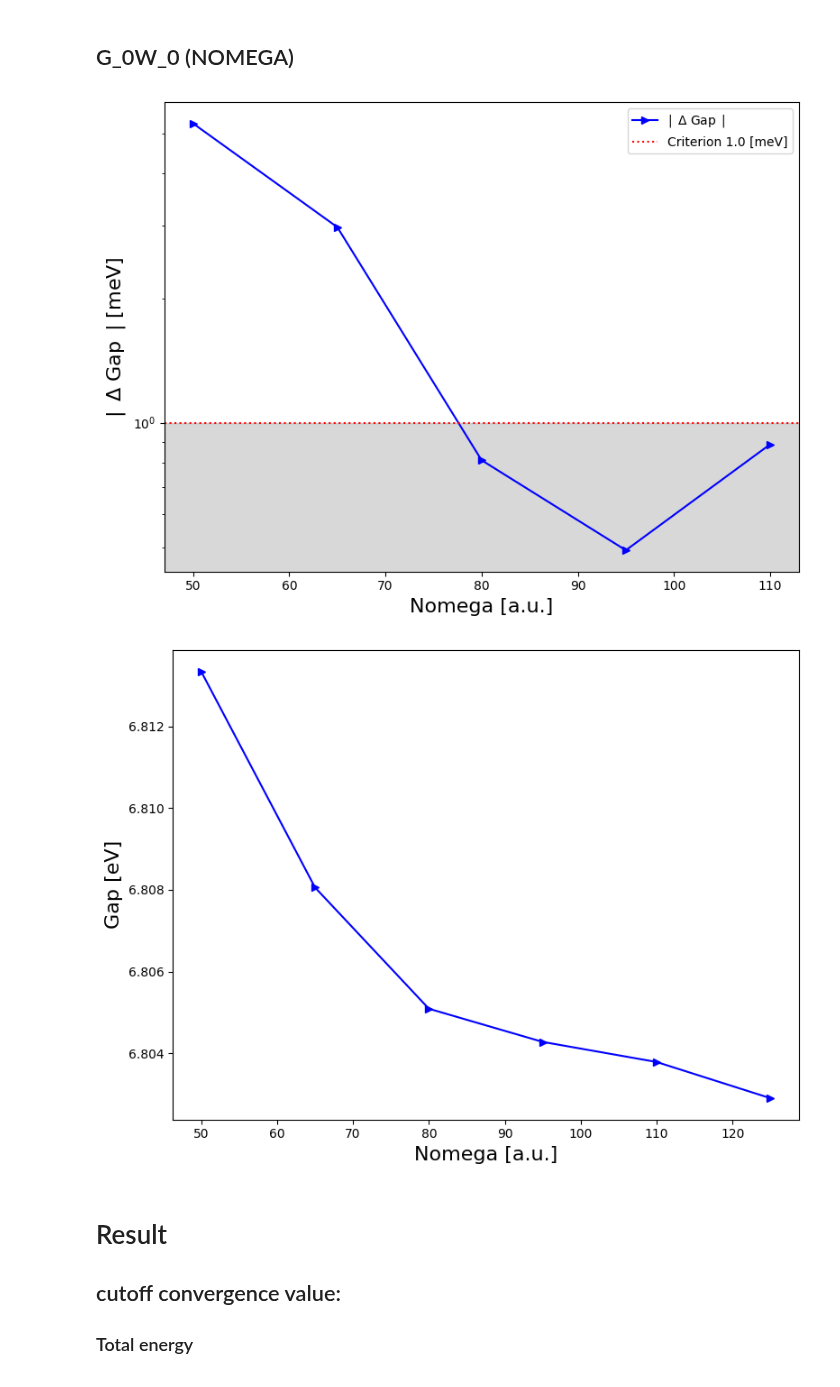
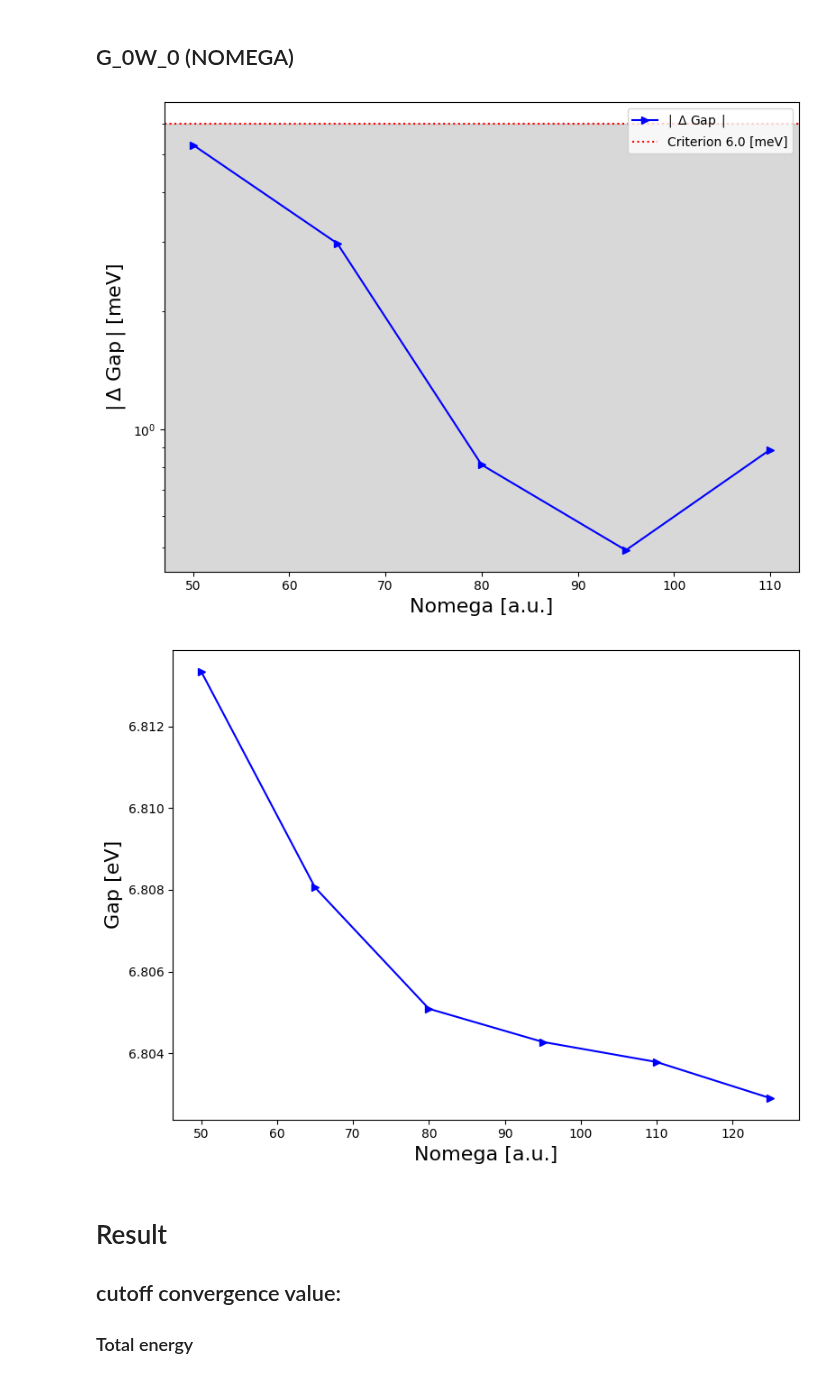
Before and after one commit to Luisrj14/VaspDefAnalysis, a Jupyter notebook: notebook/covergence_unitcell.ipynb, the cells around one changed output. Saved outputs shown, nothing was run; the diff lists cells and outputs as text; code cells hidden in the pictures.

```diff
--- a/notebook/covergence_unitcell.ipynb
+++ b/notebook/covergence_unitcell.ipynb
@@ -199,35 +199,35 @@ plot.savefig(fname='/home/luis/master_thesis_uio/thesis_project/python_code/outp
 # %%
 import numpy as np
 
 nomega_values = np.array([50, 65, 80, 95, 110, 125])
 gap_values = np.array([6.813349, 6.808059, 6.805089, 6.804277, 6.803785, 6.802898])
 
 from VaspDefAnalysis.plotter.plot_convergence import ConvergencePlot
 
 plot = ConvergencePlot.get_diff_convergence_plot(relative_values=gap_values,
                                                  cutoff_values=nomega_values,
-                                                 conv_criterion= 0.001,
+                                                 conv_criterion= 0.006,
                                                  #title_name = "Relative energy vs K-Points density",
                                                  title_name=None,
                                                  axis_x_name = r"Nomega [a.u.]",
-                                                 axis_y_name = r'$|\,$ $\Delta$ Gap $\,|$',
+                                                 axis_y_name = r'$|\,$$\Delta$ Gap$\,|$',
                                                  label_relative_values= r'$|\,$ $\Delta$ Gap $\,|$',
                                                  y_log=True,
                                                  curve_settings ={"color":"blue","marker": ">"})
 plot.savefig(fname='/home/luis/master_thesis_uio/thesis_project/python_code/outputs/unitcell/convergence/convergence_relative_G0W0_nomega_vs_gap',dpi=400)
 
 plot = ConvergencePlot.get_convergence_plot(relative_values=gap_values,
                                             cutoff_values=nomega_values,
                                             #title_name = "Relative energy vs K-Points density",
                                             title_name=None,
                                             axis_x_name = r"Nomega [a.u.]",
                                             axis_y_name = r'Gap',
                                             curve_settings ={"color":"blue","marker": ">"},
                                             SI_unit="eV",
                                             use_SI_prefixes=None)
 plot.savefig(fname='/home/luis/master_thesis_uio/thesis_project/python_code/outputs/unitcell/convergence/G0W0_nomega_vs_gap',dpi=400)
 # %% [output]
-[figure, old version]
+[figure, new version]
 [figure]
 # %% [markdown]
 # Result
```
